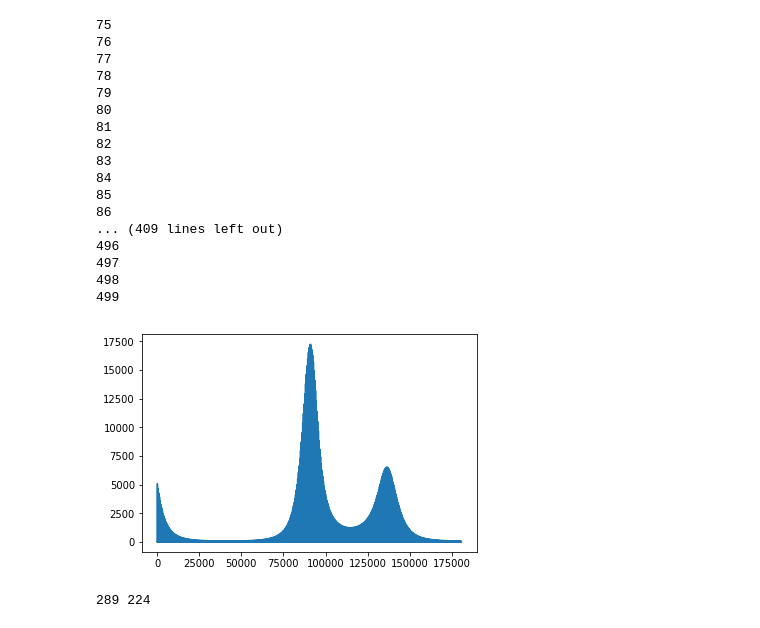
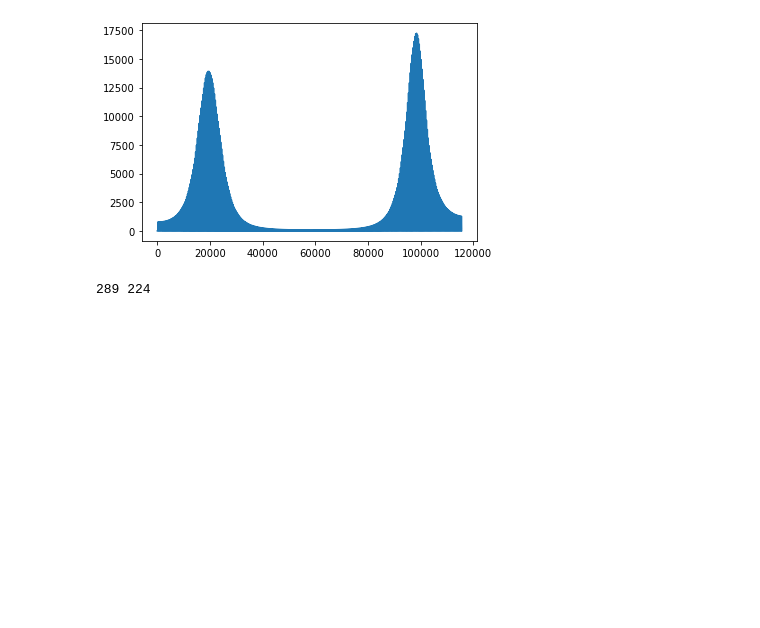
Before and after one commit to Yoway1994/ThinFilm, a Jupyter notebook: traversal.ipynb, the cells around one changed output. Saved outputs shown, nothing was run; the diff lists cells and outputs as text; code cells hidden in the pictures; blank space fills up the shorter version.

```diff
--- a/traversal.ipynb
+++ b/traversal.ipynb
@@ -37,44 +37,27 @@ def R(Eq, n0):
 # %%
 # Figure of Merit
 def FoM(h, t):
     return 1/sum((h-t)**2)
 
 # parameter
 target_w = np.linspace(1350,1550, 100)
 target_R = np.zeros(np.size(target_w))
 substrate = 1.8
 # iteration
 merit = []
 
-for d1 in range(75, 500):
-    for d2 in range(75, 500):
+for d1 in range(0, 340):
+    for d2 in range(0, 340):
         layer1 = TF(2.1, d1).matrix(target_w)
         layer2 = TF(1.42, d2).matrix(target_w)
         R_hypo = R(Eq_dl(layer2, layer1, substrate), 1)
         merit.append([FoM(R_hypo, target_R), d1, d2])
 
 M = [i[0] for i in merit]
 plt.plot(list(range(np.size(M))), M)
 plt.show()
 # %% [output]
-75
-76
-77
-78
-79
-80
-81
-82
-83
-84
-85
-86
-... (409 lines left out)
-496
-497
-498
-499
-[figure, old version]
+[figure, new version]
 # %%
 FoM_data = pd.DataFrame(merit)
 max_idx = FoM_data[0].idxmax()
```
Also changed, not shown: 1 other file.
